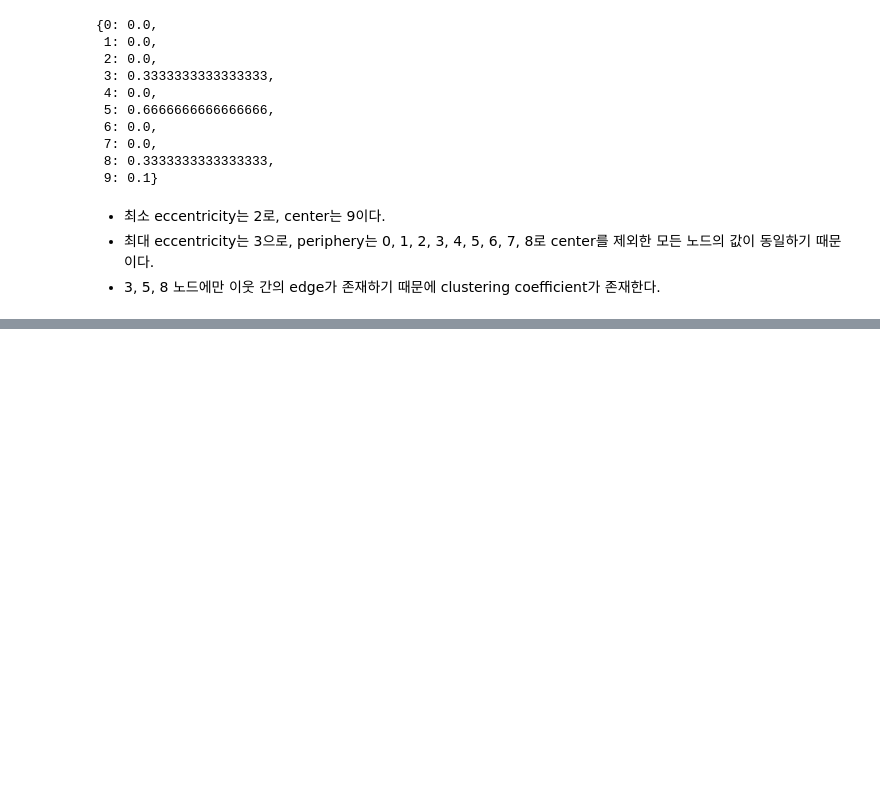
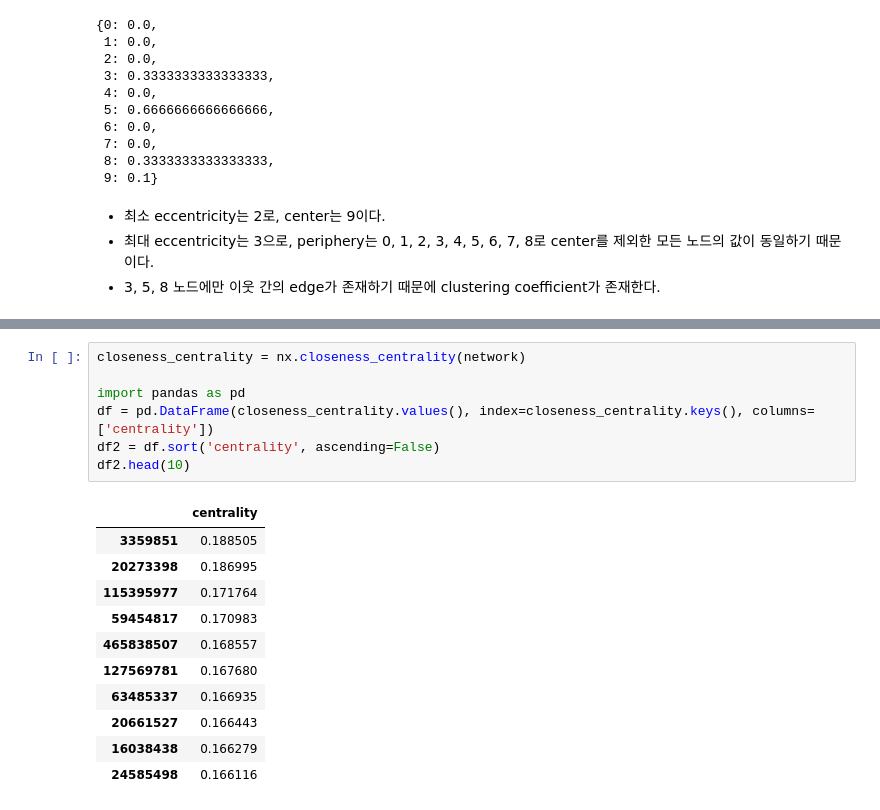
Before and after one commit to kmk4021/data_science, a Jupyter notebook: Assignment4-SNA.ipynb, the cells around one changed output, grey strips where cells are left out. Cells and saved outputs as stored; diff of their text form; blank space fills up the shorter version.

```diff
--- a/Assignment4-SNA.ipynb
+++ b/Assignment4-SNA.ipynb
@@ -359,0 +481,19 @@ periphery(gnm): [0, 1, 2, 3, 4, 5, 6, 7, 8]
+# %%
+closeness_centrality = nx.closeness_centrality(network)
+
+import pandas as pd
+df = pd.DataFrame(closeness_centrality.values(), index=closeness_centrality.keys(), columns=['centrality'])
+df2 = df.sort('centrality', ascending=False)
+df2.head(10)
+# %% [output]
+|  | centrality |
+| 3359851 | 0.188505 |
+| 20273398 | 0.186995 |
+| 115395977 | 0.171764 |
+| 59454817 | 0.170983 |
+| 465838507 | 0.168557 |
+| 127569781 | 0.167680 |
+| 63485337 | 0.166935 |
+| 20661527 | 0.166443 |
+| 16038438 | 0.166279 |
+| 24585498 | 0.166116 |
```
Also changed, not shown: parts of 13 cells of this notebook.
